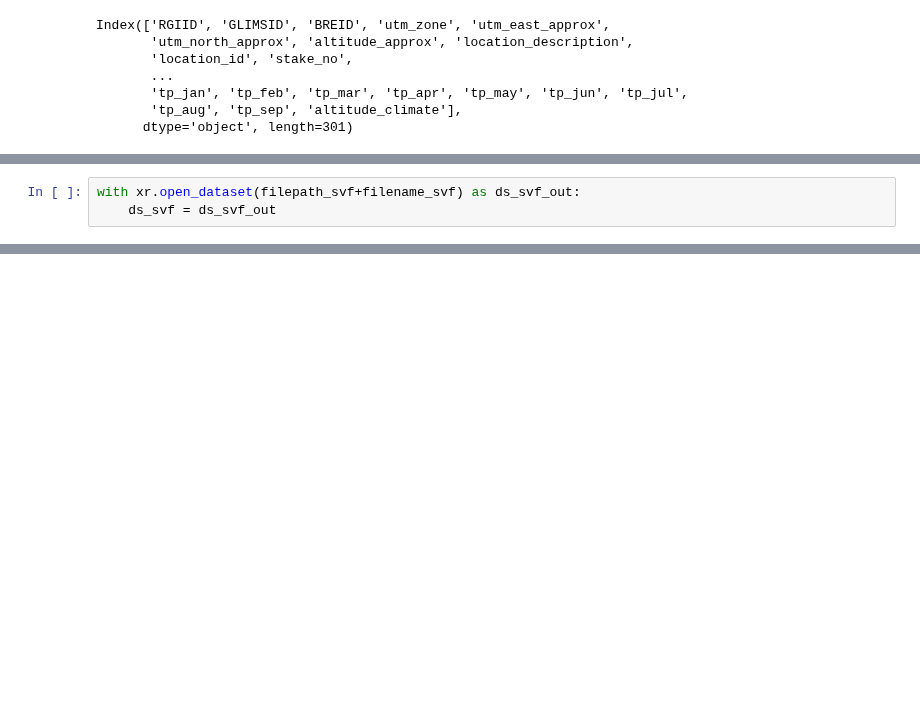
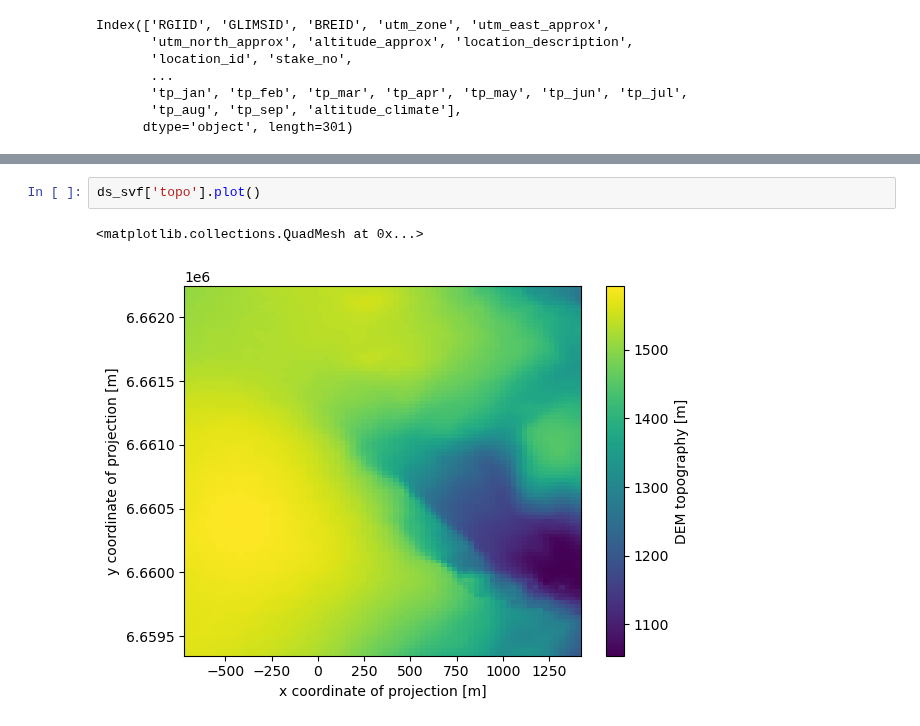
Before and after one commit to khsjursen/ML_MB_Norway, a Jupyter notebook: add_skyview_factor.ipynb, the cells around one changed output, grey strips where cells are left out. Saved outputs shown, nothing was run; the diff lists cells and outputs as text; blank space fills up the shorter version.

```diff
--- a/add_skyview_factor.ipynb
+++ b/add_skyview_factor.ipynb
@@ -50,3 +47,0 @@ filename_svf = 'svf.tif'
-# %%
-with xr.open_dataset(filepath_svf+filename_svf) as ds_svf_out:
-    ds_svf = ds_svf_out
@@ -56,0 +125,5 @@ https://docs.xarray.dev/en/stable/user-guide/io.html
+# %%
+ds_svf['topo'].plot()
+# %% [output]
+<matplotlib.collections.QuadMesh at 0x...>
+[figure, added]
```
Also changed, not shown: parts of 7 cells of this notebook.
